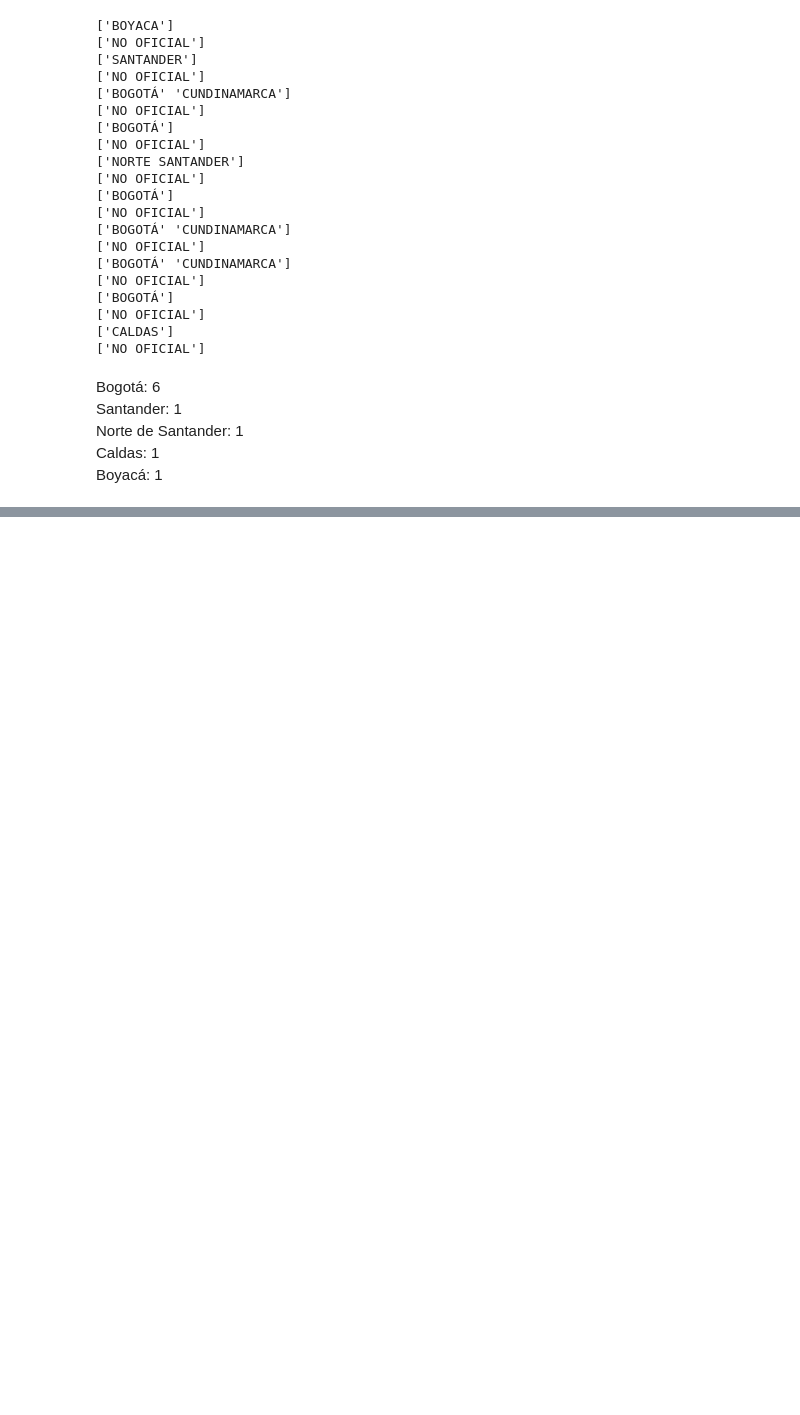
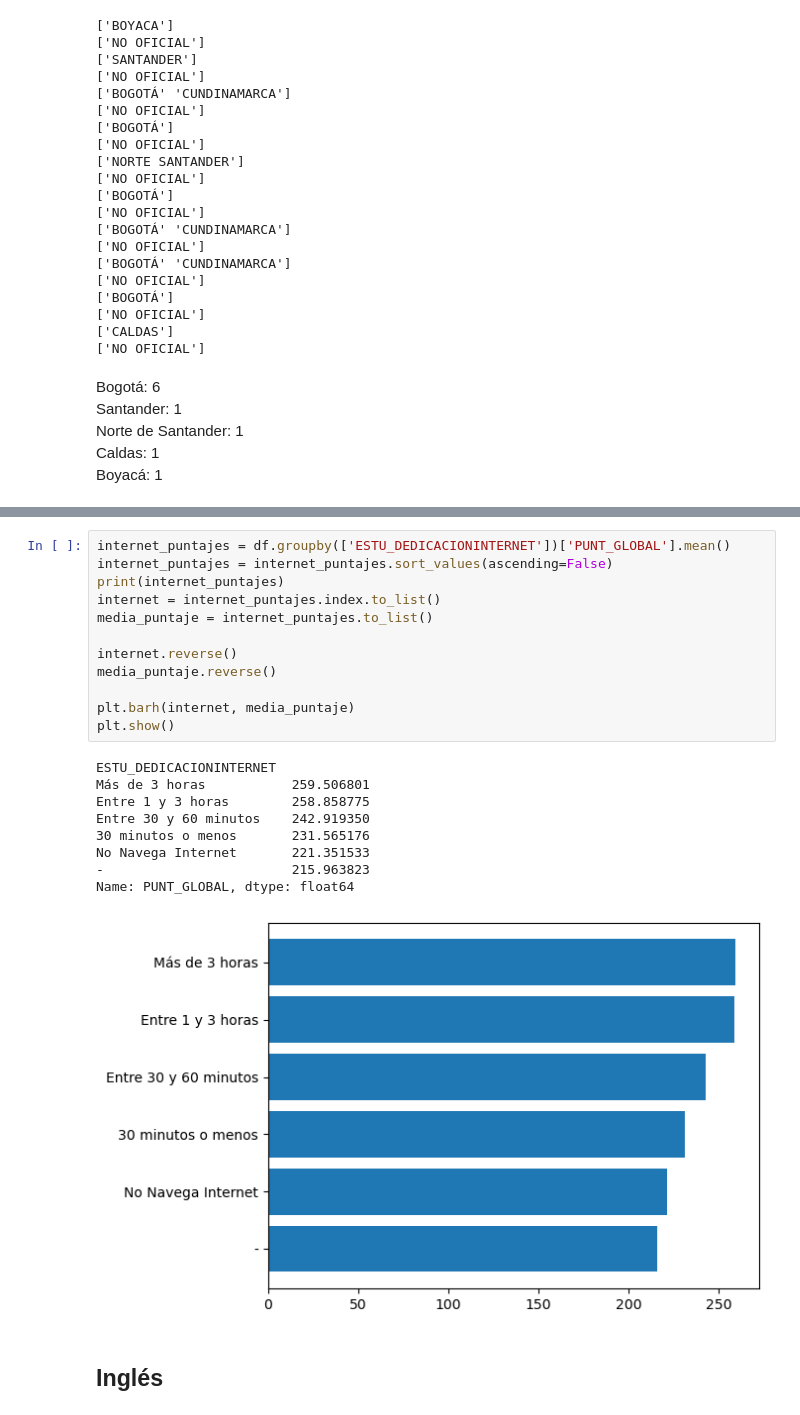
Before and after one commit to dtASW/o_notation, a Jupyter notebook: DataExplorationIcfes.ipynb, the cells around one changed output, grey strips where cells are left out. Cells and saved outputs as stored; diff of their text form; blank space fills up the shorter version.

```diff
--- a/DataExplorationIcfes.ipynb
+++ b/DataExplorationIcfes.ipynb
@@ -228,0 +237,24 @@ Boyacá: 1 <br>
+# %%
+internet_puntajes = df.groupby(['ESTU_DEDICACIONINTERNET'])['PUNT_GLOBAL'].mean()
+internet_puntajes = internet_puntajes.sort_values(ascending=False)
+print(internet_puntajes)
+internet = internet_puntajes.index.to_list()
+media_puntaje = internet_puntajes.to_list()
+
+internet.reverse()
+media_puntaje.reverse()
+
+plt.barh(internet, media_puntaje)
+plt.show()
+# %% [output]
+ESTU_DEDICACIONINTERNET
+Más de 3 horas           259.506801
+Entre 1 y 3 horas        258.858775
+Entre 30 y 60 minutos    242.919350
+30 minutos o menos       231.565176
+No Navega Internet       221.351533
+-                        215.963823
+Name: PUNT_GLOBAL, dtype: float64
+[figure, added]
+# %% [markdown]
+## Inglés
```
Also changed, not shown: parts of 9 cells of this notebook.
